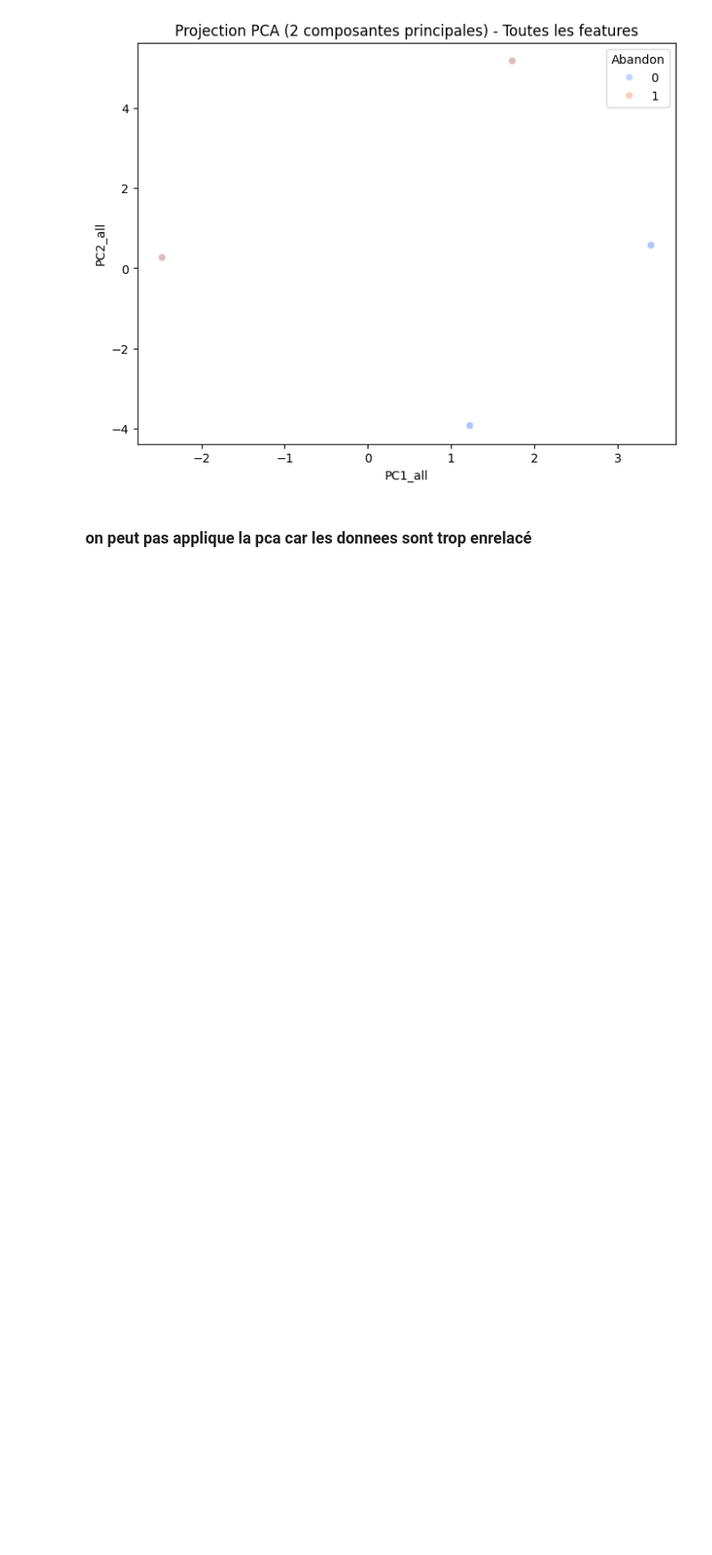
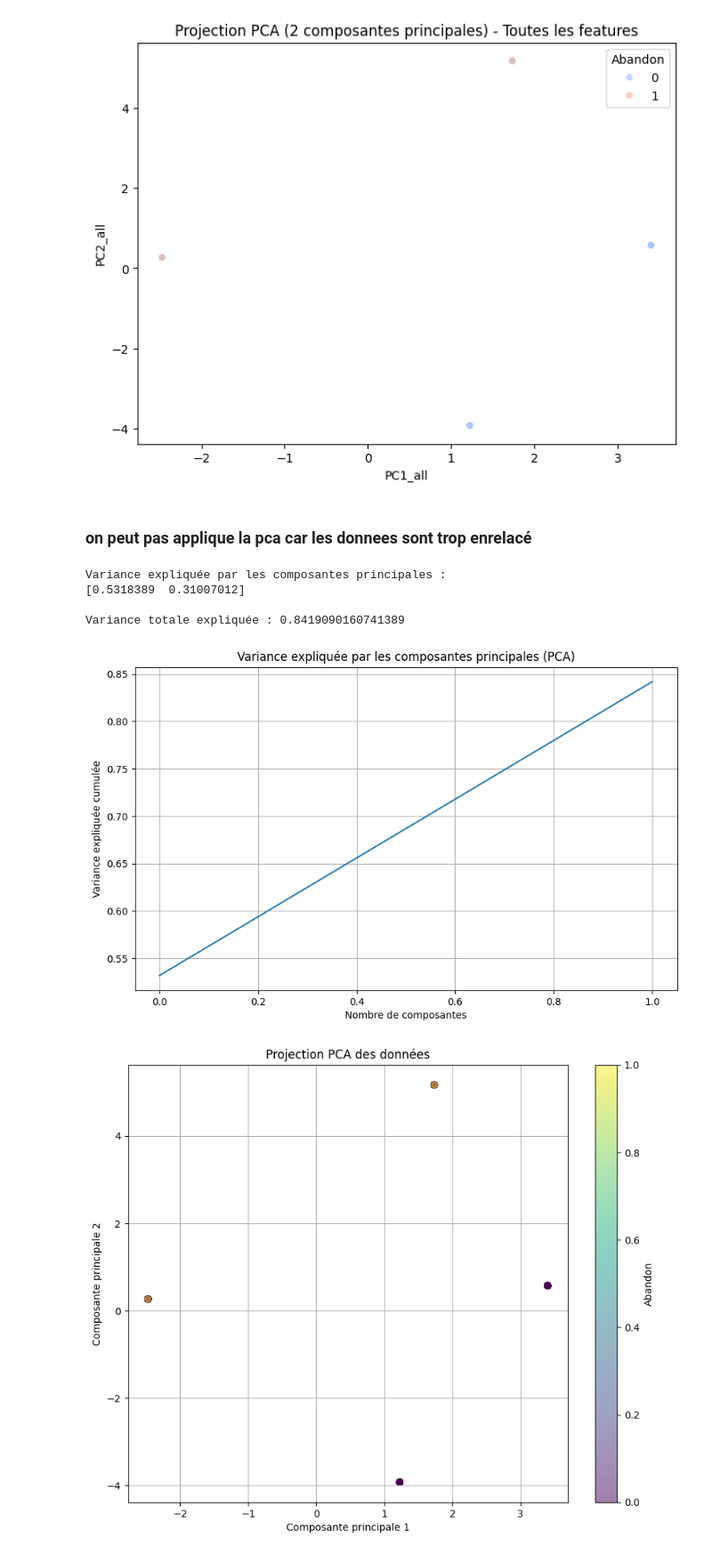
Before and after one commit to dondeestakoko/MiniProjetML, a Jupyter notebook: MiniProjet_1_LEMDANI_KOCEILA__MOPE_BIA_EMMANUEL..ipynb, the cells around one changed output. Shown: that part at 89% size. Saved outputs shown, nothing was run; the diff lists cells and outputs as text; code cells hidden in the pictures; blank space fills up the shorter version.

```diff
--- a/MiniProjet_1_LEMDANI_KOCEILA__MOPE_BIA_EMMANUEL..ipynb
+++ b/MiniProjet_1_LEMDANI_KOCEILA__MOPE_BIA_EMMANUEL..ipynb
@@ -208,3 +208,45 @@ plt.show()
 [figure]
 # %% [markdown]
 ### on peut pas applique la pca car les donnees sont trop enrelacé
+# %%
+import numpy as np
+from sklearn.preprocessing import StandardScaler
+import matplotlib.pyplot as plt
+
+# Vérifie que la colonne cible "Abandon" est bien présente
+if 'Abandon' not in data.columns:
+    print("Erreur : la colonne 'Abandon' est introuvable. Veuillez vérifier que la variable cible s'appelle bien 'Abandon'.")
+else:
+    # Affiche la variance expliquée par chaque composante principale
+    print("\nVariance expliquée par les composantes principales :")
+    print(pca.explained_variance_ratio_)
+    print("\nVariance totale expliquée :", sum(pca.explained_variance_ratio_))
+
+    # Visualise la variance expliquée cumulée
+    plt.figure(figsize=(10, 6))
+    plt.plot(np.cumsum(pca.explained_variance_ratio_))
+    plt.xlabel("Nombre de composantes")
+    plt.ylabel("Variance expliquée cumulée")
+    plt.title("Variance expliquée par les composantes principales (PCA)")
+    plt.grid(True)
+    plt.show()
+
+    # Visualisation des deux premières composantes principales
+    if features_pca.shape[1] >= 2:
+        plt.figure(figsize=(10, 8))
+        plt.scatter(features_pca[:, 0], features_pca[:, 1], c=y, cmap='viridis', alpha=0.5)
+        plt.xlabel("Composante principale 1")
+        plt.ylabel("Composante principale 2")
+        plt.title("Projection PCA des données")
+        plt.colorbar(label='Abandon')
+        plt.grid(True)
+        plt.show()
+    else:
+        print("\nImpossible de visualiser les deux premières composantes principales car le PCA a généré moins de 2 composantes.")
+# %% [output]
+Variance expliquée par les composantes principales :
+[0.5318389  0.31007012]
+
+Variance totale expliquée : 0.8419090160741389
+[figure, added]
+[figure, added]
```
Also changed, not shown: parts of 4 cells of this notebook.
